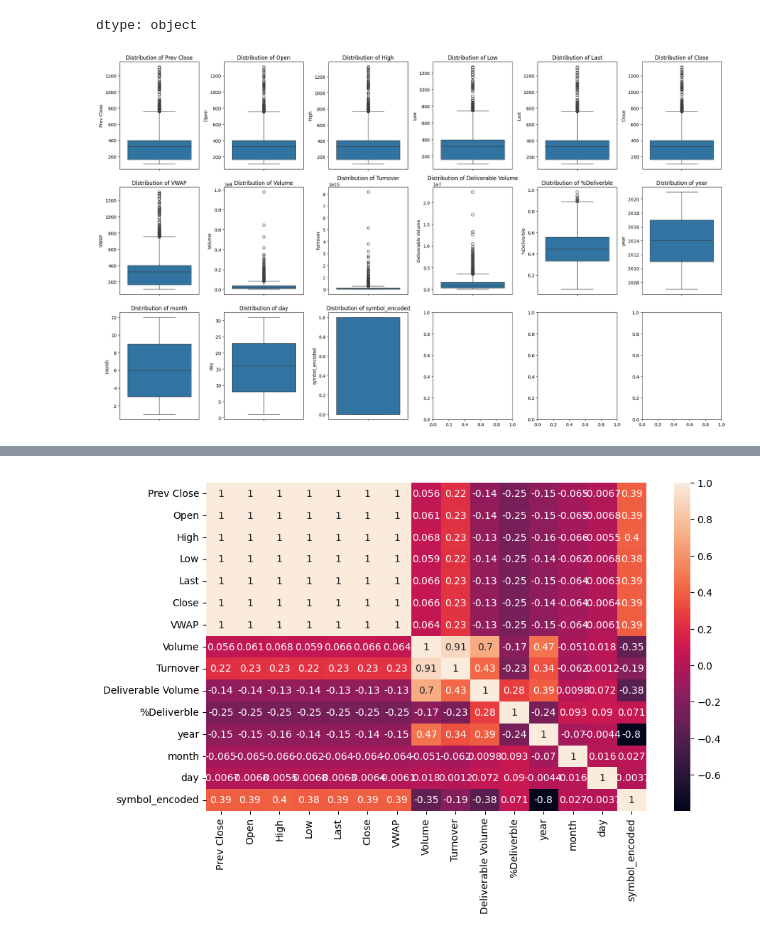
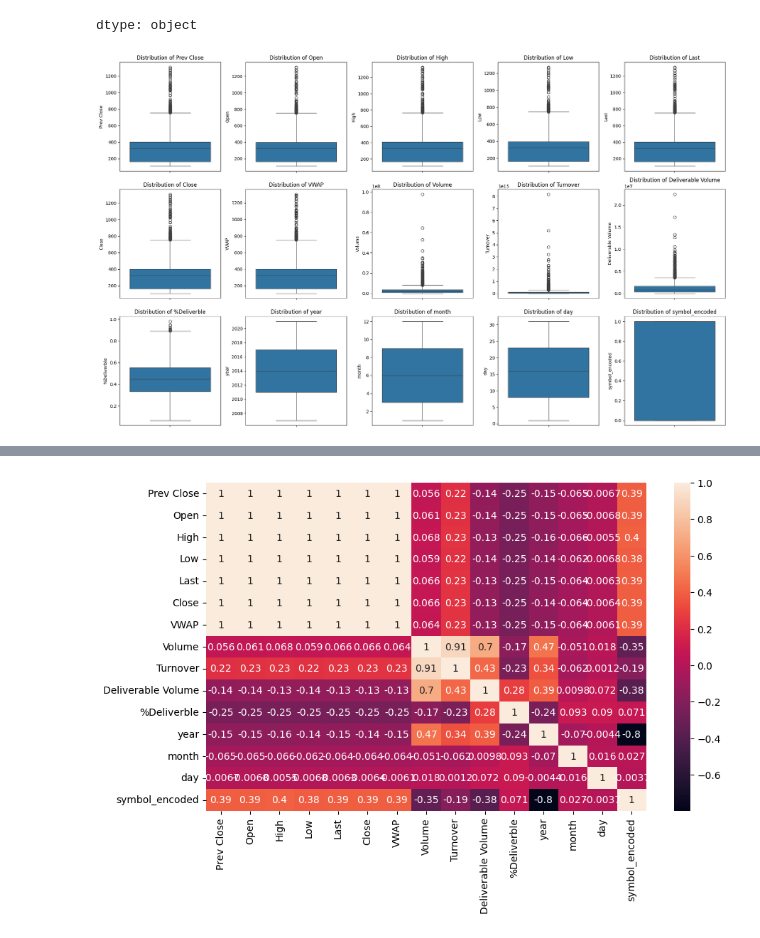
Before and after one commit to DixonManual/Stock_Prediction_ML_Model, a Jupyter notebook: Stock_Close_Price_Prediction.ipynb, the cells around one changed output, grey strips where cells are left out. Drawn from its saved outputs; the diff is of its cells as text; code cells hidden in the pictures.

```diff
--- a/Stock_Close_Price_Prediction.ipynb
+++ b/Stock_Close_Price_Prediction.ipynb
@@ -206,17 +206,17 @@ dtype: object
 # %%
 # BOX plot creation to identify the out layers
 
-fig, axes = plt.subplots(3, 6, figsize=(20, 12))
+fig, axes = plt.subplots(3, 5, figsize=(20, 12))
 axes = axes.flatten()
 
 for i, (col, ax) in enumerate(zip(df.columns, axes)):
     sns.boxplot(df[col], ax=ax)
     ax.set_title(f'Distribution of {col}')
 
 plt.tight_layout()
 plt.show()
 # %% [output]
-[figure, old version]
+[figure, new version]
 # %%
 df.corr()
 # %% [output]
```
